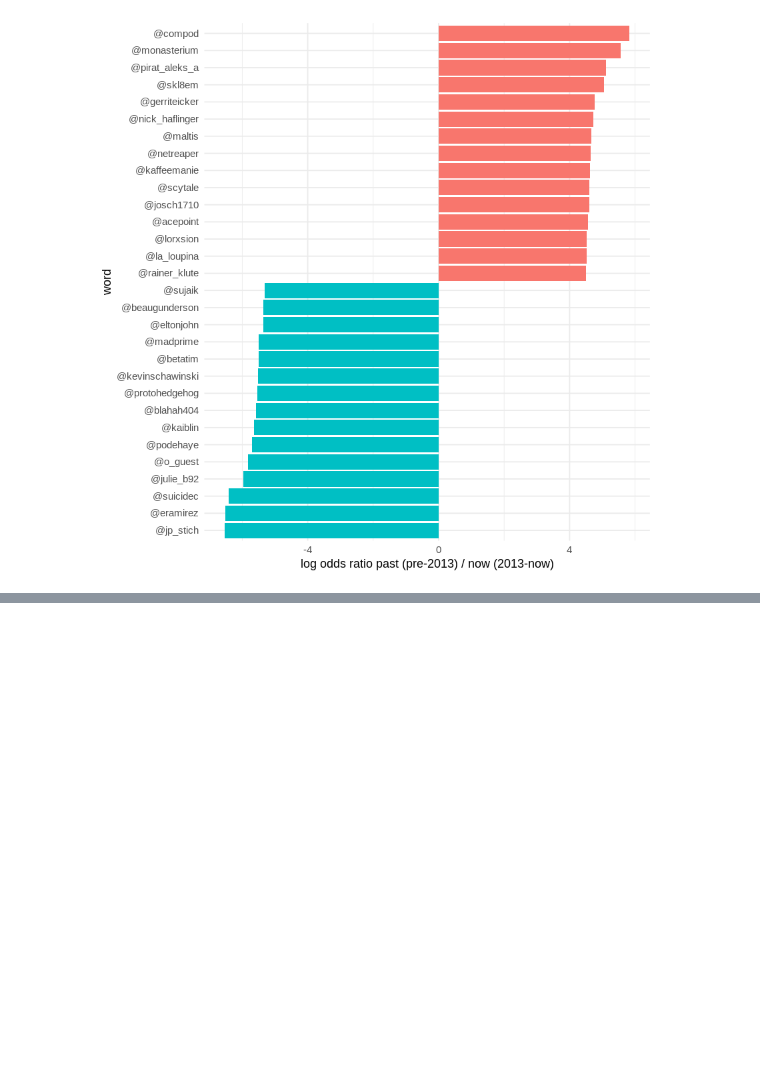
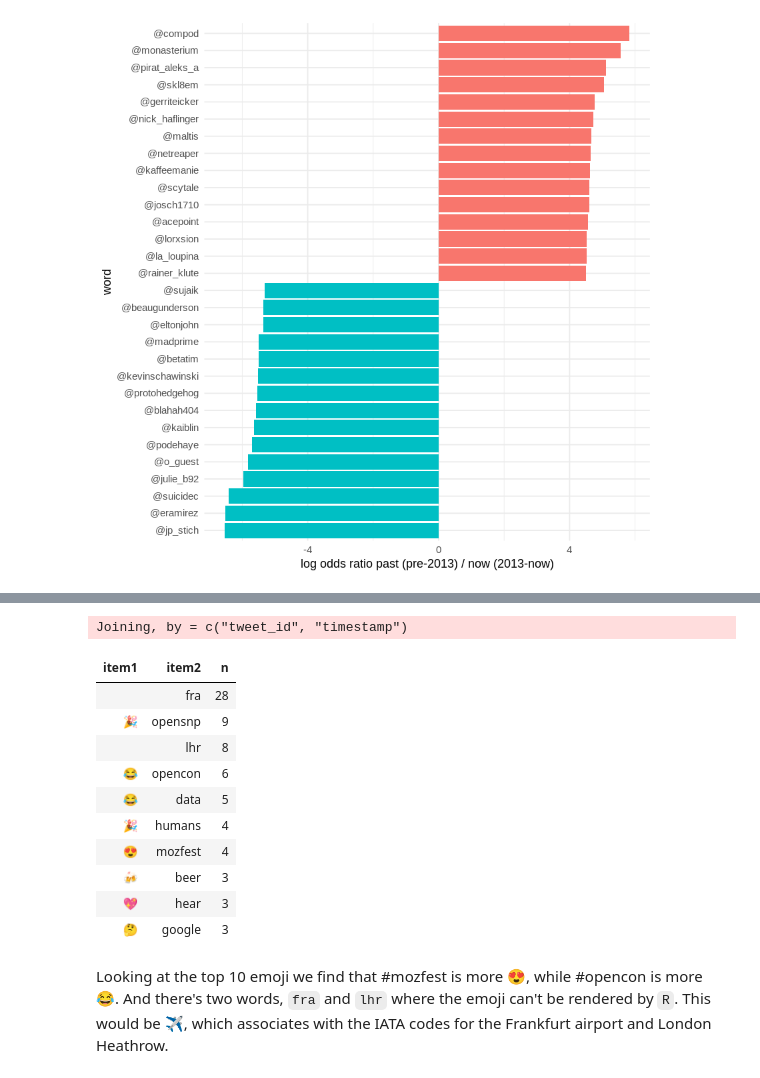
Before and after one commit to OpenHumans/ohjh-example-notebooks, a Jupyter notebook: twitter-archive-text-mining-R.ipynb, the cells around one changed output, grey strips where cells are left out. Saved outputs shown, nothing was run; the diff lists cells and outputs as text; code cells hidden in the pictures; blank space fills up the shorter version.

```diff
--- a/twitter-archive-text-mining-R.ipynb
+++ b/twitter-archive-text-mining-R.ipynb
@@ -213,0 +223,51 @@ People from the past are largely other Pirate Party members. People from the pre
+# %%
+emoji_tweets <- tweets %>%
+  filter(!str_detect(text, "^RT")) %>%
+  filter(!str_detect(text, "^@")) %>%
+  filter(str_detect(text, "[\\uD83C-\\uDBFF\\uDC00-\\uDFFF]+")) %>%
+  mutate(Emoji = str_extract_all(text,
+                  "[\\uD83C-\\uDBFF\\uDC00-\\uDFFF]+")) %>%
+  select(tweet_id, timestamp, Emoji,text)
+# %%
+emoji_tweets <- emoji_tweets %>%
+  select(-Emoji) %>%
+  unnest_tokens(word, text) %>%
+  left_join(emoji_tweets) %>%
+  mutate(Emoji = map_chr(Emoji, ~ ifelse(length(.x) > 0, .x[[1]], ""))) %>%
+  mutate(word = str_replace_all(word, "’", "'")) %>%
+  filter(!(Emoji %in% c("", "-"))) %>%
+  filter(!(word %in% c("t.co", "http",'https'))) %>%
+  filter(!word %in% stop_words$word,
+         str_detect(word, "[a-z]"))
+# %% [output]
+Joining, by = c("tweet_id", "timestamp")
+# %%
+emo_twids <- emoji_tweets %>%
+  select(tweet_id, Emoji) %>%
+  distinct() %>%
+  rename(word = Emoji)
+
+emoji_tweets %>%
+  select(tweet_id, word) %>%
+  bind_rows(emo_twids) %>%
+  pairwise_count(word, tweet_id, sort = TRUE) %>%
+  filter(item1 %in% unique(emoji_tweets$Emoji)) %>%
+  group_by(item1) %>%
+  slice(1:2) %>%
+  ungroup() %>%
+  filter(nchar(item2) > 2) %>%
+  arrange(desc(n)) %>% head(n=10)
+# %% [output]
+| item1 | item2 | n |
+| ️ | fra | 28 |
+| 🎉 | opensnp | 9 |
+| ️ | lhr | 8 |
+| 😂 | opencon | 6 |
+| 😂 | data | 5 |
+| 🎉 | humans | 4 |
+| 😍 | mozfest | 4 |
+| 🍻 | beer | 3 |
+| 💖 | hear | 3 |
+| 🤔 | google | 3 |
+# %% [markdown]
+Looking at the top 10 emoji we find that #mozfest is more 😍, while #opencon is more 😂. And there's two words, `fra` and `lhr` where the emoji can't be rendered by `R`. This would be ✈️, which associates with the IATA codes for the Frankfurt airport and London Heathrow.
```
Also changed, not shown: parts of 4 cells of this notebook.
